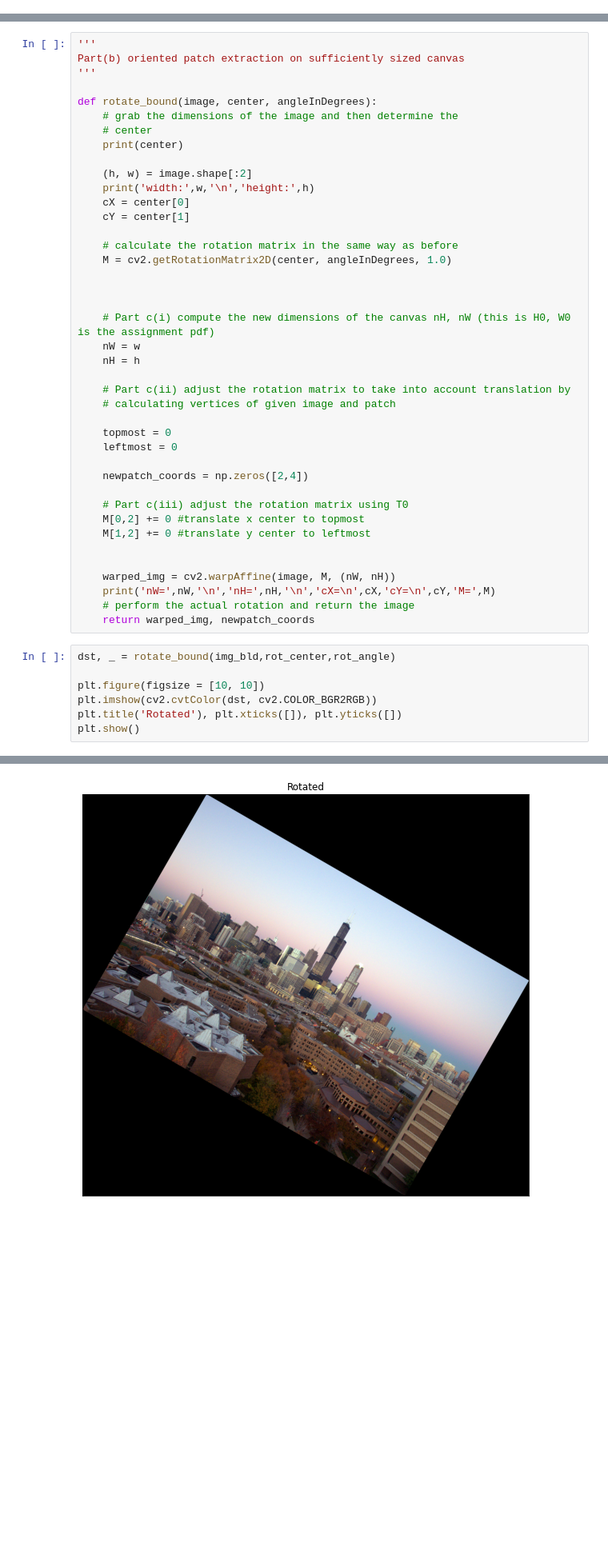
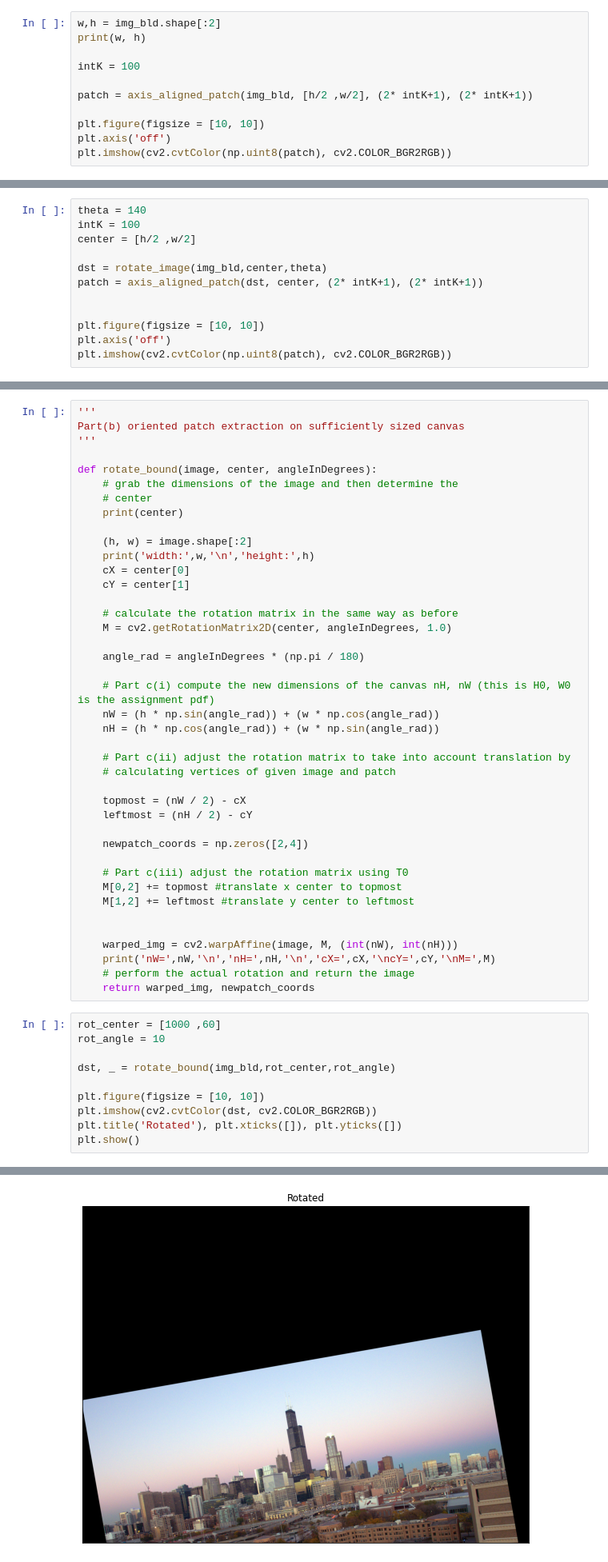
Before and after one commit to halBRY/cs415, a Jupyter notebook: HW1/h1-q3/rot-patch-ques.ipynb, the cells around one changed output, grey strips where cells are left out. Shown at 80% size. Saved outputs shown, nothing was run; the diff lists cells and outputs as text; blank space fills up the shorter version.

```diff
--- a/HW1/h1-q3/rot-patch-ques.ipynb
+++ b/HW1/h1-q3/rot-patch-ques.ipynb
@@ -22 +39,12 @@ def axis_aligned_patch(image, center, height, width, ch =3):
     return patch
+# %%
+w,h = img_bld.shape[:2]
+print(w, h)
+
+intK = 100
+
+patch = axis_aligned_patch(img_bld, [h/2 ,w/2], (2* intK+1), (2* intK+1))
+
+plt.figure(figsize = [10, 10])
+plt.axis('off')
+plt.imshow(cv2.cvtColor(np.uint8(patch), cv2.COLOR_BGR2RGB))
@@ -46,0 +83,12 @@ plt.show()
+# %%
+theta = 140
+intK = 100
+center = [h/2 ,w/2]
+
+dst = rotate_image(img_bld,center,theta)
+patch = axis_aligned_patch(dst, center, (2* intK+1), (2* intK+1))
+
+
+plt.figure(figsize = [10, 10])
+plt.axis('off')
+plt.imshow(cv2.cvtColor(np.uint8(patch), cv2.COLOR_BGR2RGB))
@@ -62,30 +114,33 @@ def rotate_bound(image, center, angleInDegrees):
     # calculate the rotation matrix in the same way as before
     M = cv2.getRotationMatrix2D(center, angleInDegrees, 1.0)
 
-
+    angle_rad = angleInDegrees * (np.pi / 180)
 
     # Part c(i) compute the new dimensions of the canvas nH, nW (this is H0, W0 is the assignment pdf)
-    nW = w
-    nH = h
+    nW = (h * np.sin(angle_rad)) + (w * np.cos(angle_rad))
+    nH = (h * np.cos(angle_rad)) + (w * np.sin(angle_rad))
 
     # Part c(ii) adjust the rotation matrix to take into account translation by
     # calculating vertices of given image and patch
 
-    topmost = 0
-    leftmost = 0
+    topmost = (nW / 2) - cX
+    leftmost = (nH / 2) - cY
 
     newpatch_coords = np.zeros([2,4])
 
     # Part c(iii) adjust the rotation matrix using T0
-    M[0,2] += 0 #translate x center to topmost
-    M[1,2] += 0 #translate y center to leftmost
+    M[0,2] += topmost #translate x center to topmost
+    M[1,2] += leftmost #translate y center to leftmost
 
 
-    warped_img = cv2.warpAffine(image, M, (nW, nH))
-    print('nW=',nW,'\n','nH=',nH,'\n','cX=\n',cX,'cY=\n',cY,'M=',M)
+    warped_img = cv2.warpAffine(image, M, (int(nW), int(nH)))
+    print('nW=',nW,'\n','nH=',nH,'\n','cX=',cX,'\ncY=',cY,'\nM=',M)
     # perform the actual rotation and return the image
     return warped_img, newpatch_coords
 # %%
+rot_center = [1000 ,60]
+rot_angle = 10
+
 dst, _ = rotate_bound(img_bld,rot_center,rot_angle)
 
 plt.figure(figsize = [10, 10])
@@ -105,4 +160,4 @@ nW= 2158
-[figure, old version]
+[figure, new version]
 # %%
 # Part c(iv) insert code to extract patch from this new canvas
 
```
Also changed, not shown: parts of 7 cells of this notebook, 28 other files.
